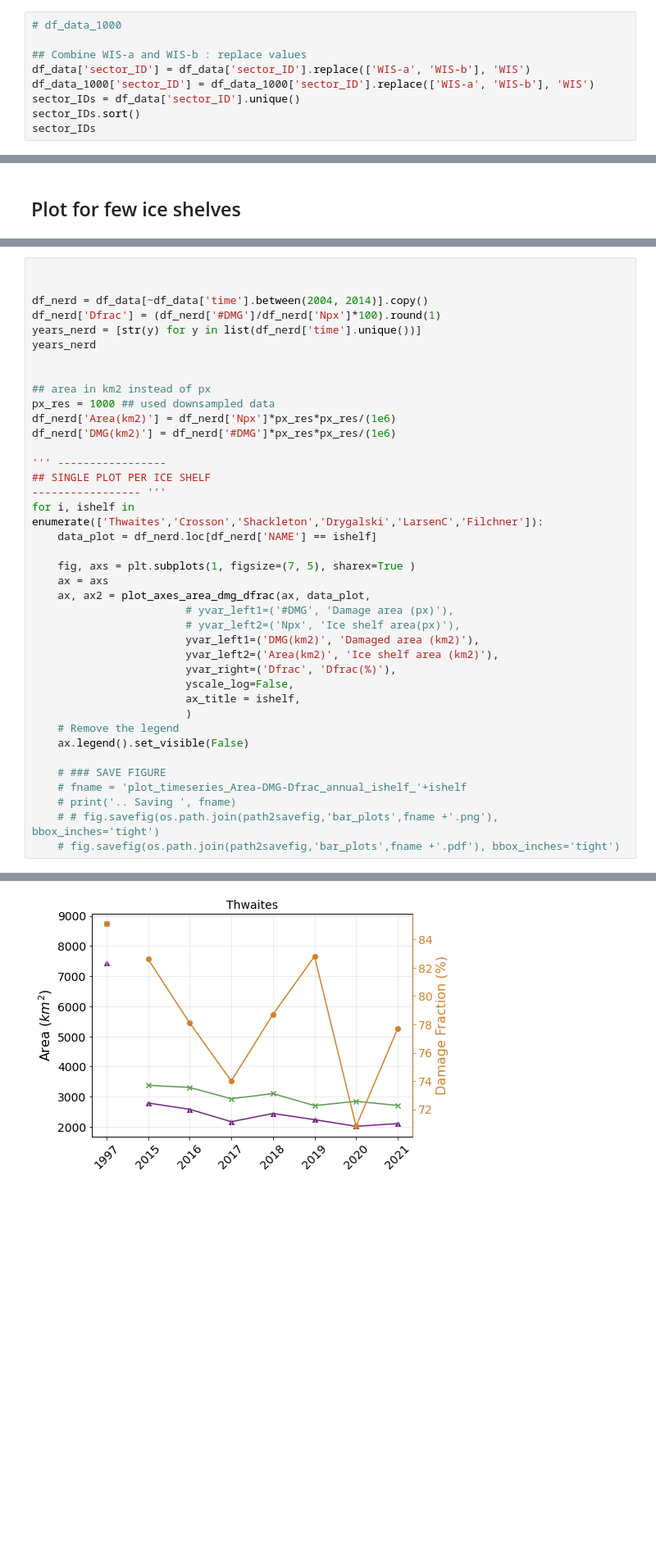
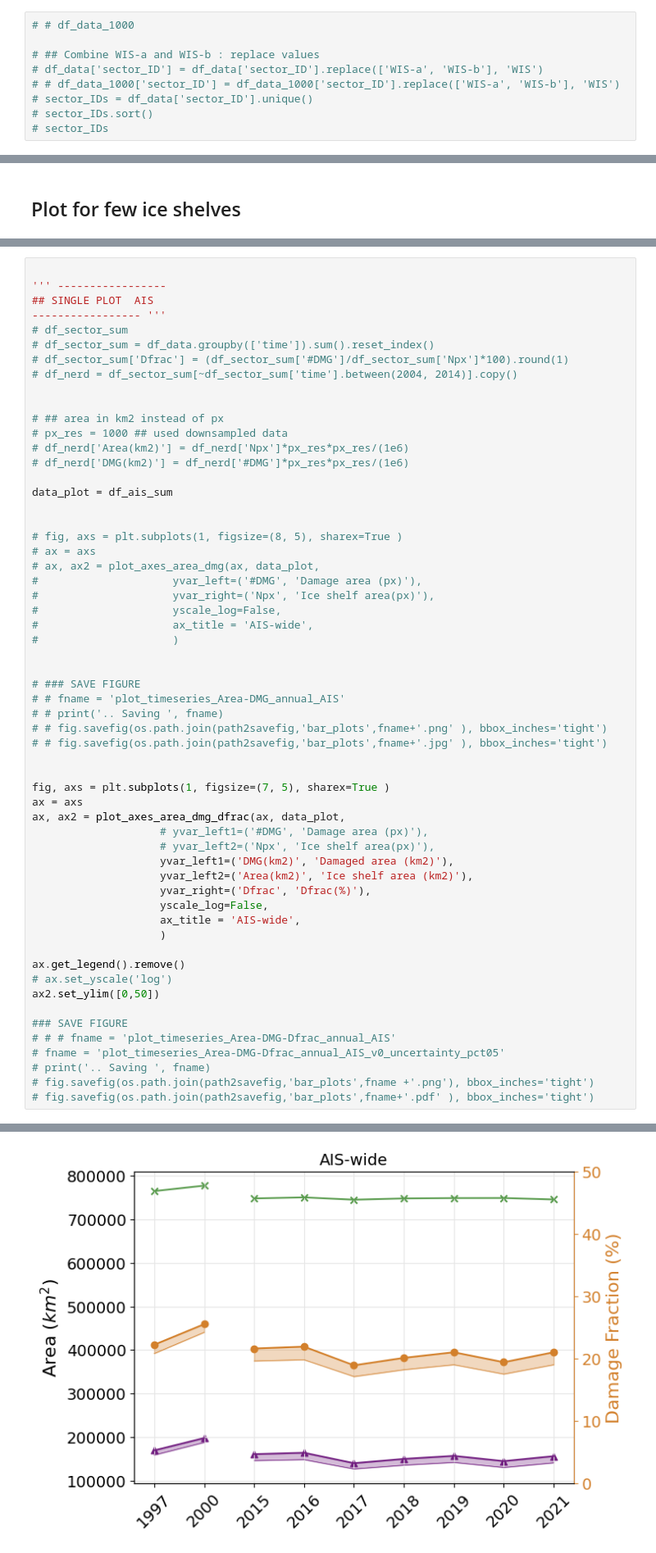
Before and after one commit to mizeboud/antarctic-damage-change, a Jupyter notebook: notebooks/plot_aggregate_dmg_iceshelves_timeseries.ipynb, the cells around one changed output, grey strips where cells are left out. Shown at 82% size. Cells and saved outputs as stored; diff of their text form; blank space fills up the shorter version.

```diff
--- a/notebooks/plot_aggregate_dmg_iceshelves_timeseries.ipynb
+++ b/notebooks/plot_aggregate_dmg_iceshelves_timeseries.ipynb
@@ -322,9 +378,9 @@ Loading 1000m 2021
 # %%
-# df_data_1000
+# # df_data_1000
 
-## Combine WIS-a and WIS-b : replace values
-df_data['sector_ID'] = df_data['sector_ID'].replace(['WIS-a', 'WIS-b'], 'WIS')
-df_data_1000['sector_ID'] = df_data_1000['sector_ID'].replace(['WIS-a', 'WIS-b'], 'WIS')
-sector_IDs = df_data['sector_ID'].unique()
-sector_IDs.sort()
-sector_IDs
+# ## Combine WIS-a and WIS-b : replace values
+# df_data['sector_ID'] = df_data['sector_ID'].replace(['WIS-a', 'WIS-b'], 'WIS')
+# # df_data_1000['sector_ID'] = df_data_1000['sector_ID'].replace(['WIS-a', 'WIS-b'], 'WIS')
+# sector_IDs = df_data['sector_ID'].unique()
+# sector_IDs.sort()
+# sector_IDs
@@ -511,40 +927,59 @@ print('.. Saving ', fname)
 # %%
 
-
-df_nerd = df_data[~df_data['time'].between(2004, 2014)].copy()
-df_nerd['Dfrac'] = (df_nerd['#DMG']/df_nerd['Npx']*100).round(1)
-years_nerd = [str(y) for y in list(df_nerd['time'].unique())]
-years_nerd
+''' -----------------
+## SINGLE PLOT  AIS
+----------------- '''
+# df_sector_sum
+# df_sector_sum = df_data.groupby(['time']).sum().reset_index()
+# df_sector_sum['Dfrac'] = (df_sector_sum['#DMG']/df_sector_sum['Npx']*100).round(1)
+# df_nerd = df_sector_sum[~df_sector_sum['time'].between(2004, 2014)].copy()
 
 
-## area in km2 instead of px
-px_res = 1000 ## used downsampled data
-df_nerd['Area(km2)'] = df_nerd['Npx']*px_res*px_res/(1e6)
-df_nerd['DMG(km2)'] = df_nerd['#DMG']*px_res*px_res/(1e6)
+# ## area in km2 instead of px
+# px_res = 1000 ## used downsampled data
+# df_nerd['Area(km2)'] = df_nerd['Npx']*px_res*px_res/(1e6)
+# df_nerd['DMG(km2)'] = df_nerd['#DMG']*px_res*px_res/(1e6)
 
-''' -----------------
-## SINGLE PLOT PER ICE SHELF
------------------ '''
-for i, ishelf in enumerate(['Thwaites','Crosson','Shackleton','Drygalski','LarsenC','Filchner']):
-    data_plot = df_nerd.loc[df_nerd['NAME'] == ishelf]
+data_plot = df_ais_sum
 
-    fig, axs = plt.subplots(1, figsize=(7, 5), sharex=True )
-    ax = axs
-    ax, ax2 = plot_axes_area_dmg_dfrac(ax, data_plot,
-                        # yvar_left1=('#DMG', 'Damage area (px)'),
-                        # yvar_left2=('Npx', 'Ice shelf area(px)'),
-                        yvar_left1=('DMG(km2)', 'Damaged area (km2)'),
-                        yvar_left2=('Area(km2)', 'Ice shelf area (km2)'),
-                        yvar_right=('Dfrac', 'Dfrac(%)'),
-                        yscale_log=False,
-                        ax_title = ishelf,
-                        )
-    # Remove the legend
-    ax.legend().set_visible(False)
 
-    # ### SAVE FIGURE
-    # fname = 'plot_timeseries_Area-DMG-Dfrac_annual_ishelf_'+ishelf
-    # print('.. Saving ', fname)
-    # # fig.savefig(os.path.join(path2savefig,'bar_plots',fname +'.png'), bbox_inches='tight')
-    # fig.savefig(os.path.join(path2savefig,'bar_plots',fname +'.pdf'), bbox_inches='tight')
+# fig, axs = plt.subplots(1, figsize=(8, 5), sharex=True )
+# ax = axs
+# ax, ax2 = plot_axes_area_dmg(ax, data_plot,
+#                     yvar_left=('#DMG', 'Damage area (px)'),
+#                     yvar_right=('Npx', 'Ice shelf area(px)'),
+#                     yscale_log=False,
+#                     ax_title = 'AIS-wide',
+#                     )
+
+
+# ### SAVE FIGURE
+# # fname = 'plot_timeseries_Area-DMG_annual_AIS'
+# # print('.. Saving ', fname)
+# # fig.savefig(os.path.join(path2savefig,'bar_plots',fname+'.png' ), bbox_inches='tight')
+# # fig.savefig(os.path.join(path2savefig,'bar_plots',fname+'.jpg' ), bbox_inches='tight')
+
+
+fig, axs = plt.subplots(1, figsize=(7, 5), sharex=True )
+ax = axs
+ax, ax2 = plot_axes_area_dmg_dfrac(ax, data_plot,
+                    # yvar_left1=('#DMG', 'Damage area (px)'),
+                    # yvar_left2=('Npx', 'Ice shelf area(px)'),
+                    yvar_left1=('DMG(km2)', 'Damaged area (km2)'),
+                    yvar_left2=('Area(km2)', 'Ice shelf area (km2)'),
+                    yvar_right=('Dfrac', 'Dfrac(%)'),
+                    yscale_log=False,
+                    ax_title = 'AIS-wide',
+                    )
+
+ax.get_legend().remove()
+# ax.set_yscale('log')
+ax2.set_ylim([0,50])
+
+### SAVE FIGURE
+# # # fname = 'plot_timeseries_Area-DMG-Dfrac_annual_AIS'
+# fname = 'plot_timeseries_Area-DMG-Dfrac_annual_AIS_v0_uncertainty_pct05'
+# print('.. Saving ', fname)
+# fig.savefig(os.path.join(path2savefig,'bar_plots',fname +'.png'), bbox_inches='tight')
+# fig.savefig(os.path.join(path2savefig,'bar_plots',fname+'.pdf' ), bbox_inches='tight')
 # %% [output]
@@ -551 +987 @@ for i, ishelf in enumerate(['Thwaites','Crosson','Shackleton','Drygalski','Larse
-[figure, old version]
+[figure, new version]
```
Also changed, not shown: parts of 43 cells of this notebook.
